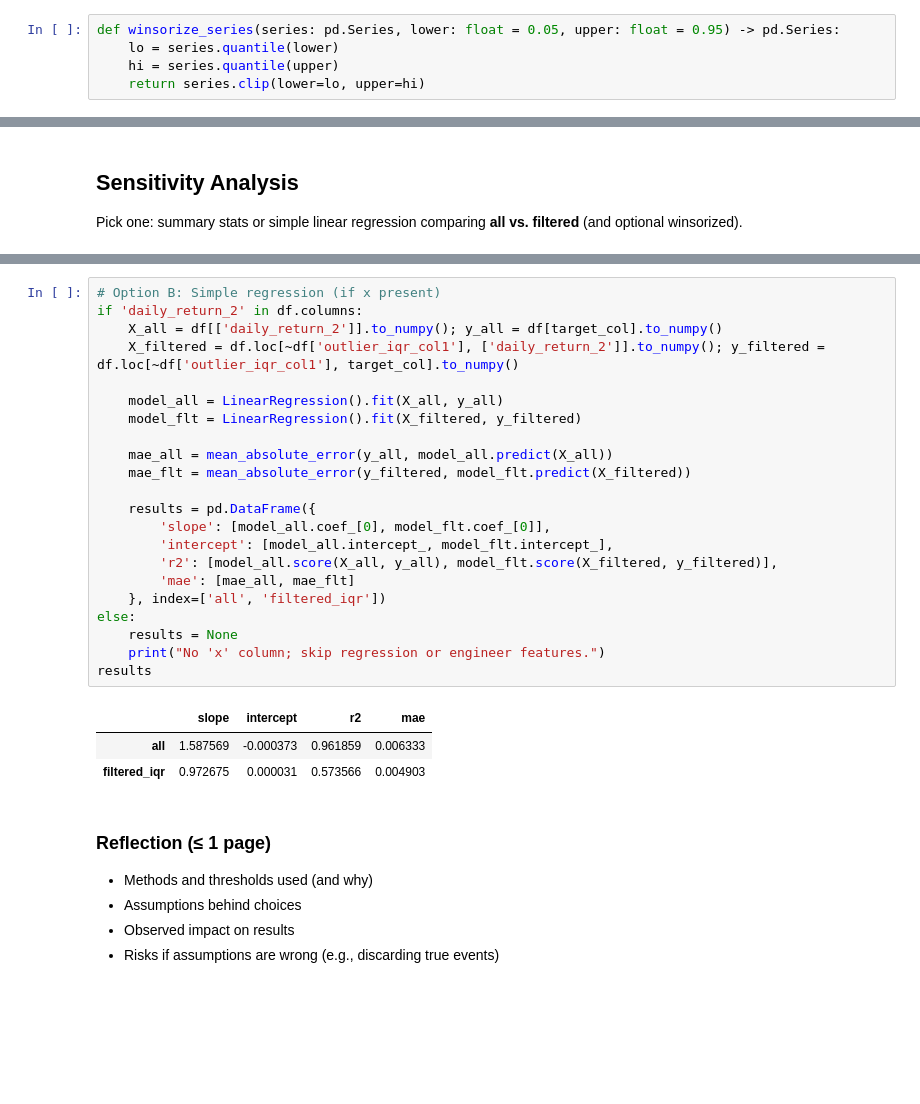
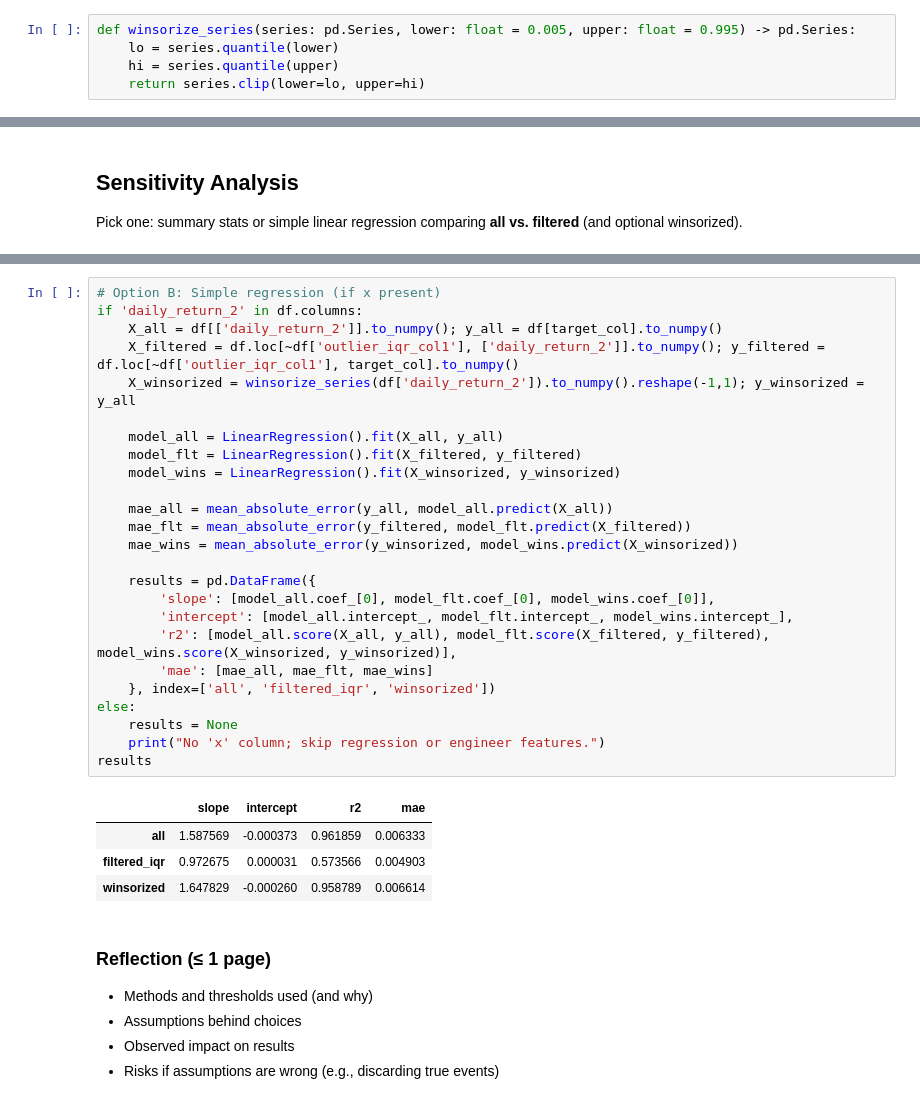
Before and after one commit to valeriedcwu/bootcamp_valerie_wu, a Jupyter notebook: homework/homework7/notebooks/stage07_outliers-risk-assumptions_homework-starter.ipynb, the cells around one changed output, grey strips where cells are left out. Saved outputs shown, nothing was run; the diff lists cells and outputs as text; blank space fills up the shorter version.

```diff
--- a/homework/homework7/notebooks/stage07_outliers-risk-assumptions_homework-starter.ipynb
+++ b/homework/homework7/notebooks/stage07_outliers-risk-assumptions_homework-starter.ipynb
@@ -117,7 +117,7 @@ def detect_outliers_zscore(series: pd.Series, threshold: float = 3.0) -> pd.Seri
 # %% [markdown]
 *(Stretch)* Implement winsorizing (optional).
 # %%
-def winsorize_series(series: pd.Series, lower: float = 0.05, upper: float = 0.95) -> pd.Series:
+def winsorize_series(series: pd.Series, lower: float = 0.005, upper: float = 0.995) -> pd.Series:
     lo = series.quantile(lower)
     hi = series.quantile(upper)
     return series.clip(lower=lo, upper=hi)
@@ -198,29 +198,33 @@ comp
 # %%
 # Option B: Simple regression (if x present)
 if 'daily_return_2' in df.columns:
     X_all = df[['daily_return_2']].to_numpy(); y_all = df[target_col].to_numpy()
     X_filtered = df.loc[~df['outlier_iqr_col1'], ['daily_return_2']].to_numpy(); y_filtered = df.loc[~df['outlier_iqr_col1'], target_col].to_numpy()
+    X_winsorized = winsorize_series(df['daily_return_2']).to_numpy().reshape(-1,1); y_winsorized = y_all
 
     model_all = LinearRegression().fit(X_all, y_all)
     model_flt = LinearRegression().fit(X_filtered, y_filtered)
+    model_wins = LinearRegression().fit(X_winsorized, y_winsorized)
 
     mae_all = mean_absolute_error(y_all, model_all.predict(X_all))
     mae_flt = mean_absolute_error(y_filtered, model_flt.predict(X_filtered))
+    mae_wins = mean_absolute_error(y_winsorized, model_wins.predict(X_winsorized))
 
     results = pd.DataFrame({
-        'slope': [model_all.coef_[0], model_flt.coef_[0]],
-        'intercept': [model_all.intercept_, model_flt.intercept_],
-        'r2': [model_all.score(X_all, y_all), model_flt.score(X_filtered, y_filtered)],
-        'mae': [mae_all, mae_flt]
-    }, index=['all', 'filtered_iqr'])
+        'slope': [model_all.coef_[0], model_flt.coef_[0], model_wins.coef_[0]],
+        'intercept': [model_all.intercept_, model_flt.intercept_, model_wins.intercept_],
+        'r2': [model_all.score(X_all, y_all), model_flt.score(X_filtered, y_filtered), model_wins.score(X_winsorized, y_winsorized)],
+        'mae': [mae_all, mae_flt, mae_wins]
+    }, index=['all', 'filtered_iqr', 'winsorized'])
 else:
     results = None
     print("No 'x' column; skip regression or engineer features.")
 results
 # %% [output]
 |  | slope | intercept | r2 | mae |
 | all | 1.587569 | -0.000373 | 0.961859 | 0.006333 |
 | filtered_iqr | 0.972675 | 0.000031 | 0.573566 | 0.004903 |
+| winsorized | 1.647829 | -0.000260 | 0.958789 | 0.006614 |
 # %% [markdown]
 ### Reflection (≤ 1 page)
 - Methods and thresholds used (and why)
```
Also changed, not shown: parts of 2 cells of this notebook.
